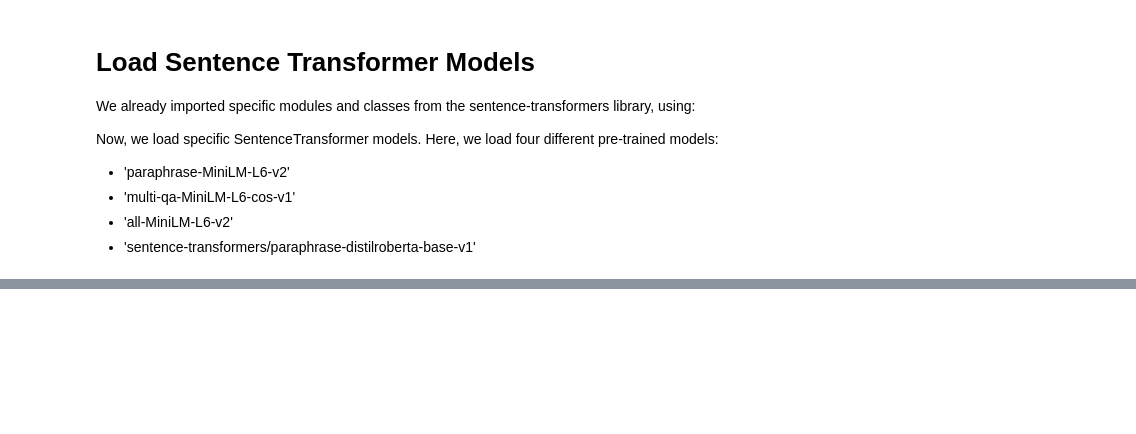
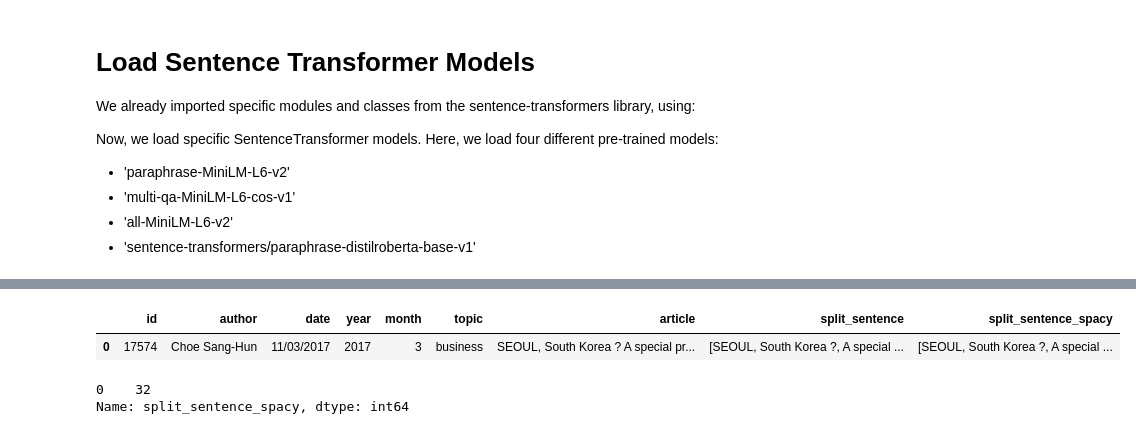
Before and after one commit to putrik06/Question_Answering_NLP, a Jupyter notebook: Top_4_Sentence_Embedding_Techniques_using_Python.ipynb, the cells around one changed output, grey strips where cells are left out. Cells and saved outputs as stored; diff of their text form; code cells hidden in the pictures; blank space fills up the shorter version.

Commit message:
Adding another 3 method of sentence tokenization

```diff
--- a/Top_4_Sentence_Embedding_Techniques_using_Python.ipynb
+++ b/Top_4_Sentence_Embedding_Techniques_using_Python.ipynb
@@ -490,0 +512,9 @@ model = SentenceTransformer('all-MiniLM-L6-v2')
+# %%
+from nltk.tokenize import sent_tokenize
+
+# Function to tokenize a single article
+def tokenize_sentence(text):
+    return sent_tokenize(text)
+
+article_example['split_sentence'] = article_example['article'].apply(lambda x: tokenize_sentence(x))
+article_example
@@ -490,0 +532,11 @@ model = SentenceTransformer('all-MiniLM-L6-v2')
+# %%
+query = "How many charges of coercing on Ms. Choi"
+query_vec = model.encode([query])[0]
+# %%
+# def calculate_similarity_scores(query_vec, sent_embedding):
+#     question_embedding = model.encode(query_vec)
+#     similarity_scores = util.pytorch_cos_sim(question_embedding, sent_embedding)
+#     return similarity_scores
+
+def cosine(query, document):
+  return np.dot(query,document) / (np.linalg.norm(query) * np.linalg.norm(document))
@@ -490,0 +602,30 @@ model = SentenceTransformer('all-MiniLM-L6-v2')
+# %%
+# Load English model from spacy
+from spacy.lang.en import English
+
+# Load English tokenizer, tagger, parser, NER and word vectors
+nlp = English()
+
+# Create the pipeline 'sentencizer' component
+# sbd = nlp.create_pipe('sentencizer')
+
+# Add component to the pipeline
+nlp.add_pipe('sentencizer')
+
+# Function to tokenize sentences using spaCy
+def tokenize_sentence_spacy(text):
+    doc = nlp(text)
+    return [sent.text for sent in doc.sents]
+
+# Apply the tokenize_sentence_spacy function to create a new column
+article_example['split_sentence_spacy'] = article_example['article'].apply(tokenize_sentence_spacy)
+article_example
+# %% [output]
+|  | id | author | date | year | month | topic | article | split_sentence | split_sentence_spacy |
+| 0 | 17574 | Choe Sang-Hun | 11/03/2017 | 2017 | 3 | business | SEOUL, South Korea ? A special pr... | [SEOUL, South Korea ?, A special ... | [SEOUL, South Korea ?, A special ... |
+# %%
+# Apply the len function to calculate the size of each list in 'split_sentence'
+print(article_example['split_sentence_spacy'].apply(lambda x: len(x)))
+# %% [output]
+0    32
+Name: split_sentence_spacy, dtype: int64
```
Also changed, not shown: parts of 19 cells of this notebook.
